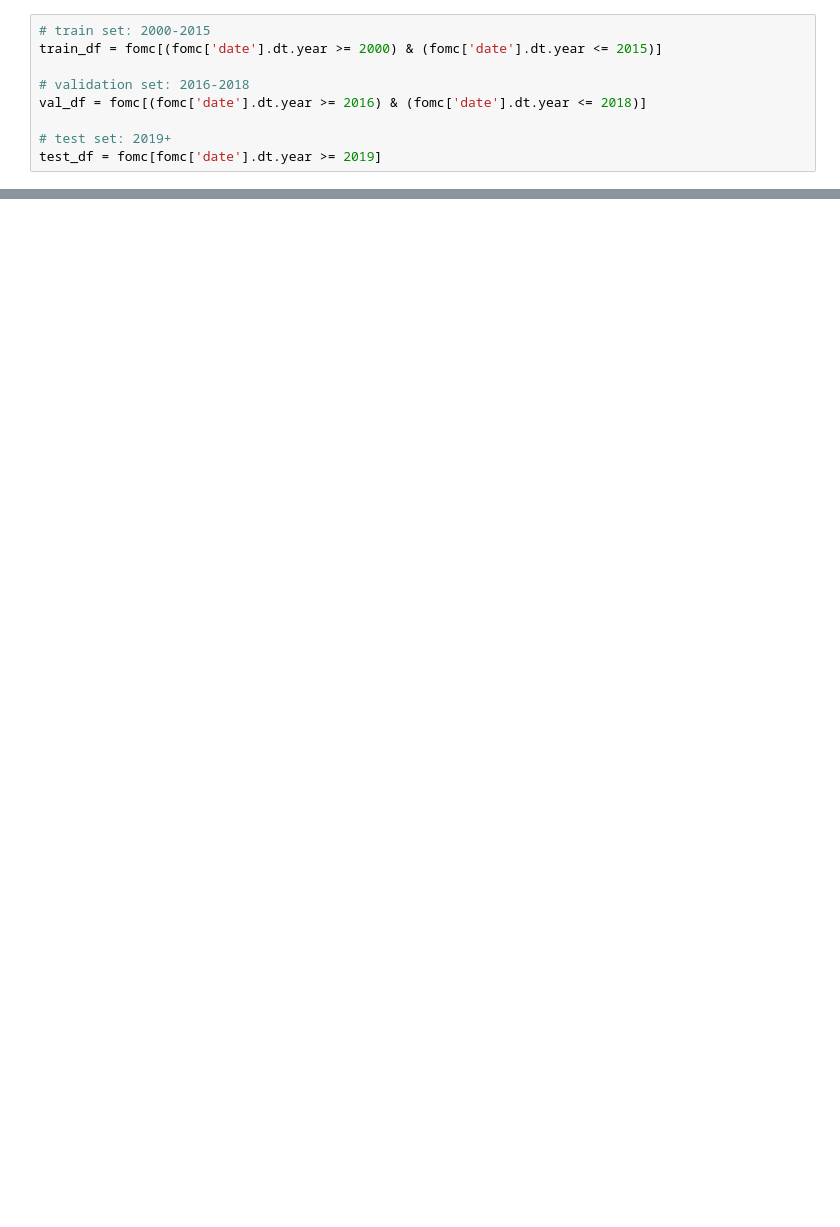
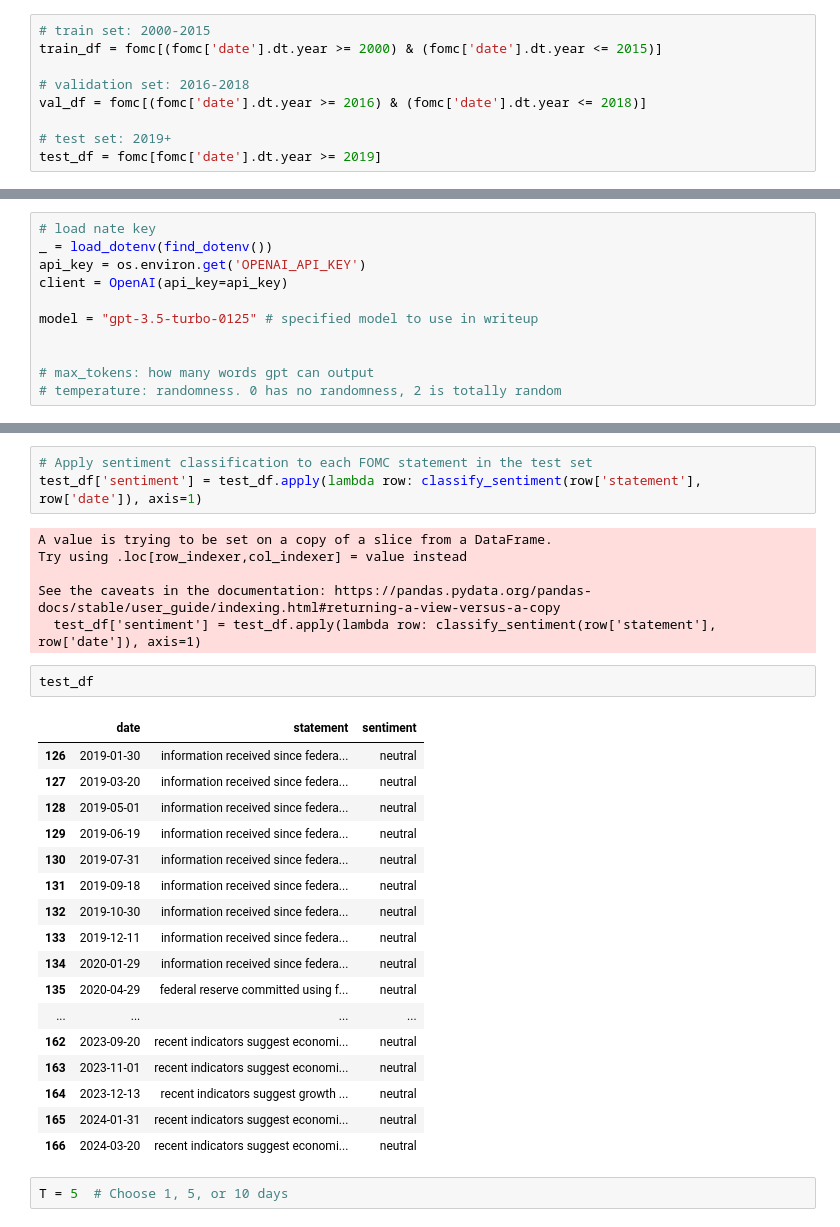
Before and after one commit to JLFrick/MFE-230ZAB-Deep-Learning-and-Applications, a Jupyter notebook: zb_pset/zb_pset.ipynb, the cells around one changed output, grey strips where cells are left out. Drawn from its saved outputs; the diff is of its cells as text; blank space fills up the shorter version.

```diff
--- a/zb_pset/zb_pset.ipynb
+++ b/zb_pset/zb_pset.ipynb
@@ -36,0 +124,11 @@ test_df = fomc[fomc['date'].dt.year >= 2019]
+# %%
+# load nate key
+_ = load_dotenv(find_dotenv())
+api_key = os.environ.get('OPENAI_API_KEY')
+client = OpenAI(api_key=api_key)
+
+model = "gpt-3.5-turbo-0125" # specified model to use in writeup
+
+
+# max_tokens: how many words gpt can output
+# temperature: randomness. 0 has no randomness, 2 is totally random
@@ -36,0 +262,31 @@ test_df = fomc[fomc['date'].dt.year >= 2019]
+# %%
+# Apply sentiment classification to each FOMC statement in the test set
+test_df['sentiment'] = test_df.apply(lambda row: classify_sentiment(row['statement'], row['date']), axis=1)
+# %% [output]
+A value is trying to be set on a copy of a slice from a DataFrame.
+Try using .loc[row_indexer,col_indexer] = value instead
+
+See the caveats in the documentation: https://pandas.pydata.org/pandas-docs/stable/user_guide/indexing.html#returning-a-view-versus-a-copy
+  test_df['sentiment'] = test_df.apply(lambda row: classify_sentiment(row['statement'], row['date']), axis=1)
+# %%
+test_df
+# %% [output]
+|  | date | statement | sentiment |
+| 126 | 2019-01-30 | information received since federa... | neutral |
+| 127 | 2019-03-20 | information received since federa... | neutral |
+| 128 | 2019-05-01 | information received since federa... | neutral |
+| 129 | 2019-06-19 | information received since federa... | neutral |
+| 130 | 2019-07-31 | information received since federa... | neutral |
+| 131 | 2019-09-18 | information received since federa... | neutral |
+| 132 | 2019-10-30 | information received since federa... | neutral |
+| 133 | 2019-12-11 | information received since federa... | neutral |
+| 134 | 2020-01-29 | information received since federa... | neutral |
+| 135 | 2020-04-29 | federal reserve committed using f... | neutral |
+| ... | ... | ... | ... |
+| 162 | 2023-09-20 | recent indicators suggest economi... | neutral |
+| 163 | 2023-11-01 | recent indicators suggest economi... | neutral |
+| 164 | 2023-12-13 | recent indicators suggest growth ... | neutral |
+| 165 | 2024-01-31 | recent indicators suggest economi... | neutral |
+| 166 | 2024-03-20 | recent indicators suggest economi... | neutral |
+# %%
+T = 5  # Choose 1, 5, or 10 days
```
Also changed, not shown: parts of 37 cells of this notebook, 2 other files.
